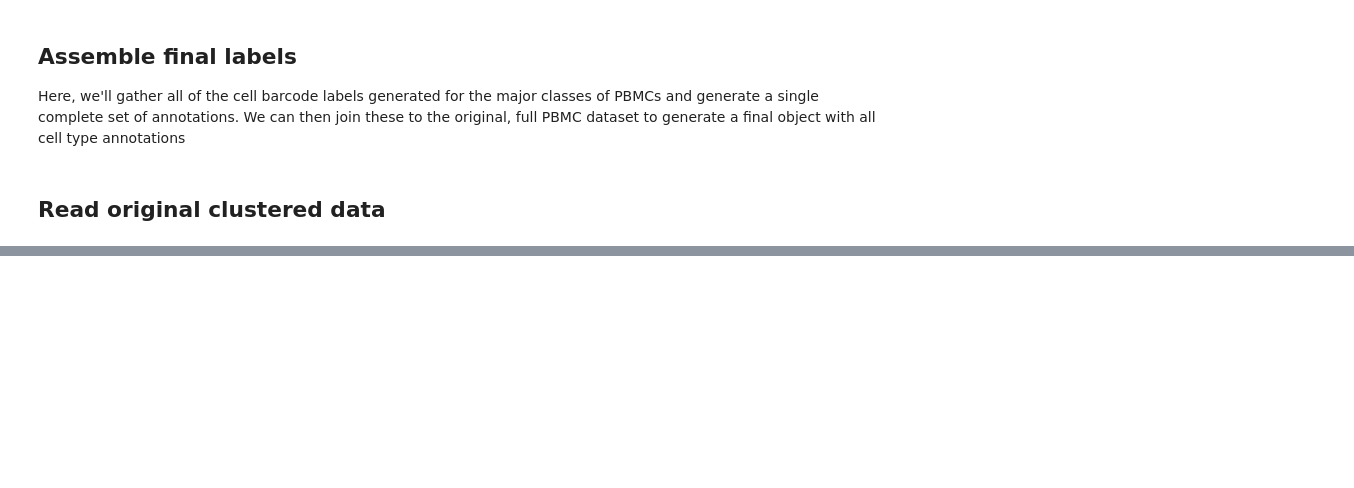
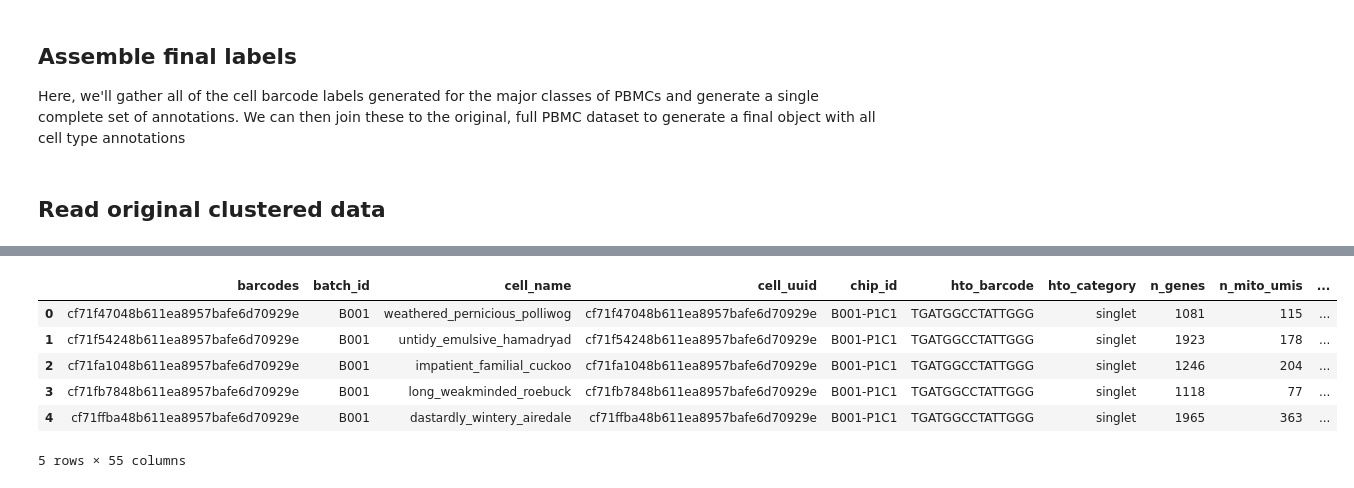
Before and after one commit to aifimmunology/aifi-healthy-pbmc-reference, a Jupyter notebook: 05-Assembly/22-Python_assemble_final_labels.ipynb, the cells around one changed output, grey strips where cells are left out. Saved outputs shown, nothing was run; the diff lists cells and outputs as text; code cells hidden in the pictures; blank space fills up the shorter version.

```diff
--- a/05-Assembly/22-Python_assemble_final_labels.ipynb
+++ b/05-Assembly/22-Python_assemble_final_labels.ipynb
@@ -31,0 +99,18 @@ downloading fileID: 9db48bed-cd91-49ae-abd2-447ae478ca96
+# %%
+obs = adata.obs
+obs = obs.reset_index(drop = True)
+# %%
+umap_mat = adata.obsm['X_umap']
+umap_df = pd.DataFrame(umap_mat, columns = ['umap_1', 'umap_2'])
+obs['umap_1'] = umap_df['umap_1']
+obs['umap_2'] = umap_df['umap_2']
+# %%
+obs.head()
+# %% [output]
+|  | barcodes | batch_id | cell_name | cell_uuid | chip_id | hto_barcode | hto_category | n_genes | n_mito_umis | ... |
+| 0 | cf71f47048b611ea8957bafe6d70929e | B001 | weathered_pernicious_polliwog | cf71f47048b611ea8957bafe6d70929e | B001-P1C1 | TGATGGCCTATTGGG | singlet | 1081 | 115 | ... |
+| 1 | cf71f54248b611ea8957bafe6d70929e | B001 | untidy_emulsive_hamadryad | cf71f54248b611ea8957bafe6d70929e | B001-P1C1 | TGATGGCCTATTGGG | singlet | 1923 | 178 | ... |
+| 2 | cf71fa1048b611ea8957bafe6d70929e | B001 | impatient_familial_cuckoo | cf71fa1048b611ea8957bafe6d70929e | B001-P1C1 | TGATGGCCTATTGGG | singlet | 1246 | 204 | ... |
+| 3 | cf71fb7848b611ea8957bafe6d70929e | B001 | long_weakminded_roebuck | cf71fb7848b611ea8957bafe6d70929e | B001-P1C1 | TGATGGCCTATTGGG | singlet | 1118 | 77 | ... |
+| 4 | cf71ffba48b611ea8957bafe6d70929e | B001 | dastardly_wintery_airedale | cf71ffba48b611ea8957bafe6d70929e | B001-P1C1 | TGATGGCCTATTGGG | singlet | 1965 | 363 | ... |
+5 rows × 55 columns
```
Also changed, not shown: parts of 30 cells of this notebook.
